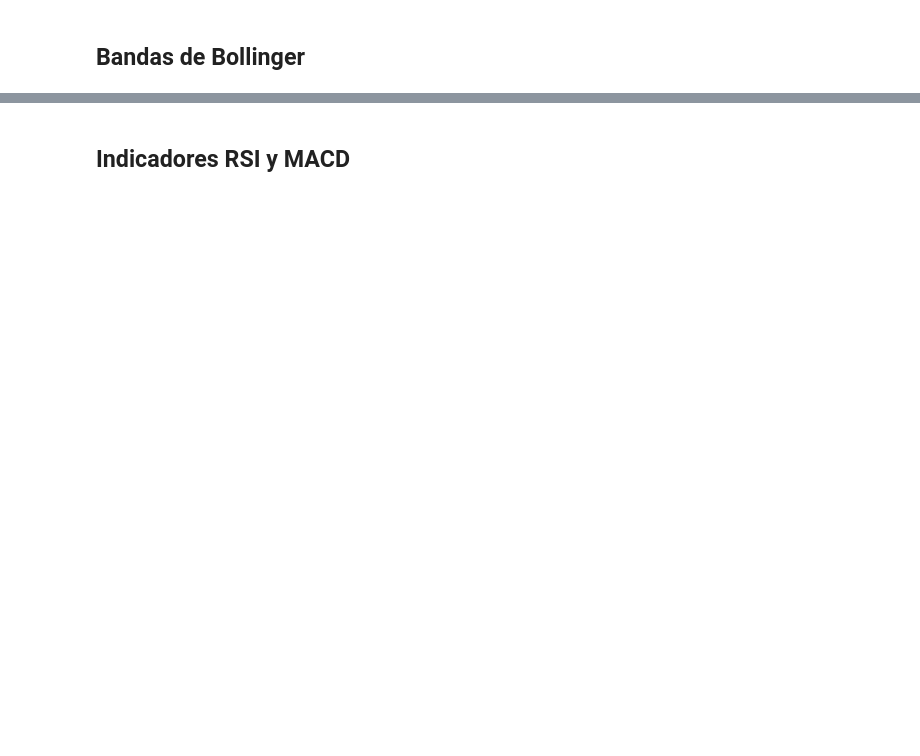
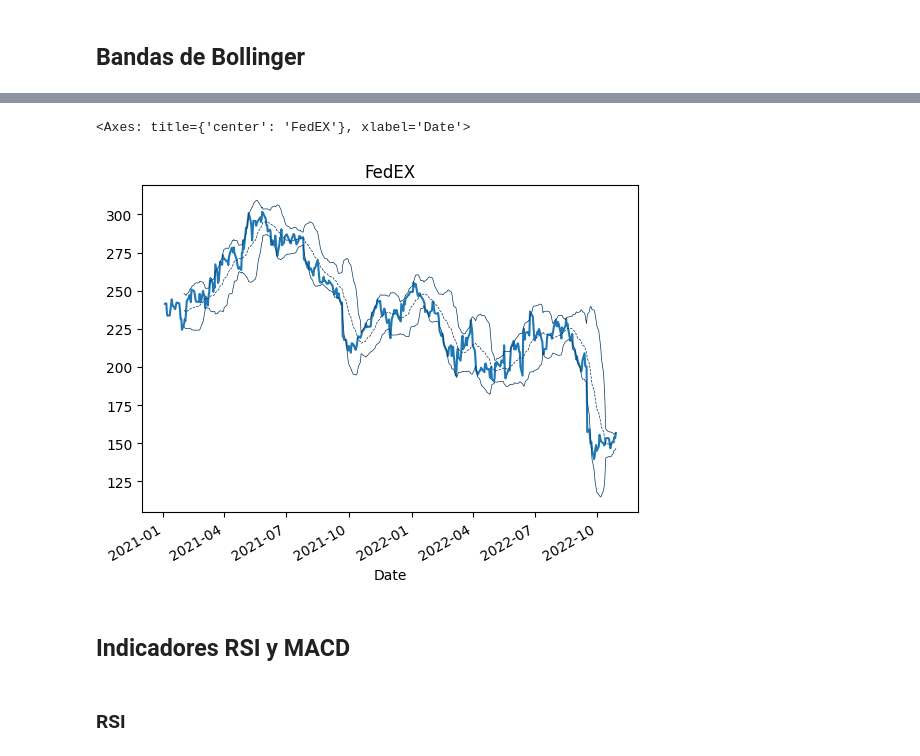
Before and after one commit to gabilang12/finanzas_corporativas, a Jupyter notebook: fc_parte_9.ipynb, the cells around one changed output, grey strips where cells are left out. Drawn from its saved outputs; the diff is of its cells as text; code cells hidden in the pictures; blank space fills up the shorter version.

```diff
--- a/fc_parte_9.ipynb
+++ b/fc_parte_9.ipynb
@@ -266,2 +226,12 @@ ModuleNotFoundError: No module named 'talib'
 # %% [markdown]
 ## Bandas de Bollinger
+# %%
+N = 20 #periodos de la media movil simple
+k = 2  #factor para las bandas (desviaciones)
+
+data['Standard Deviation'] = data['Close'].rolling(N).std()
+data['Middle Band'] = data['Close'].rolling(N).mean()
+data['Upper Band'] = data['Middle Band'] + data['Standard Deviation'] * k
+data['Lower Band'] = data['Middle Band'] - data['Standard Deviation'] * k
+
+data
@@ -268,2 +253,14 @@ ModuleNotFoundError: No module named 'talib'
+# %%
+plt.title("FedEX")
+
+data['Close'].plot(x="Major", y="FedEX")
+data['Upper Band'].plot(x="Major", y="", linewidth=0.5, color="#033660")
+data['Lower Band'].plot(x="Major", y="", linewidth=0.5, color="#033660")
+data['Middle Band'].plot(x="Major", y="", linewidth=0.5, color="#033660", linestyle="dashed")
+# %% [output]
+<Axes: title={'center': 'FedEX'}, xlabel='Date'>
+[figure, added]
 # %% [markdown]
 ## Indicadores RSI y MACD
+# %% [markdown]
+### RSI
```
Also changed, not shown: parts of 27 cells of this notebook.
